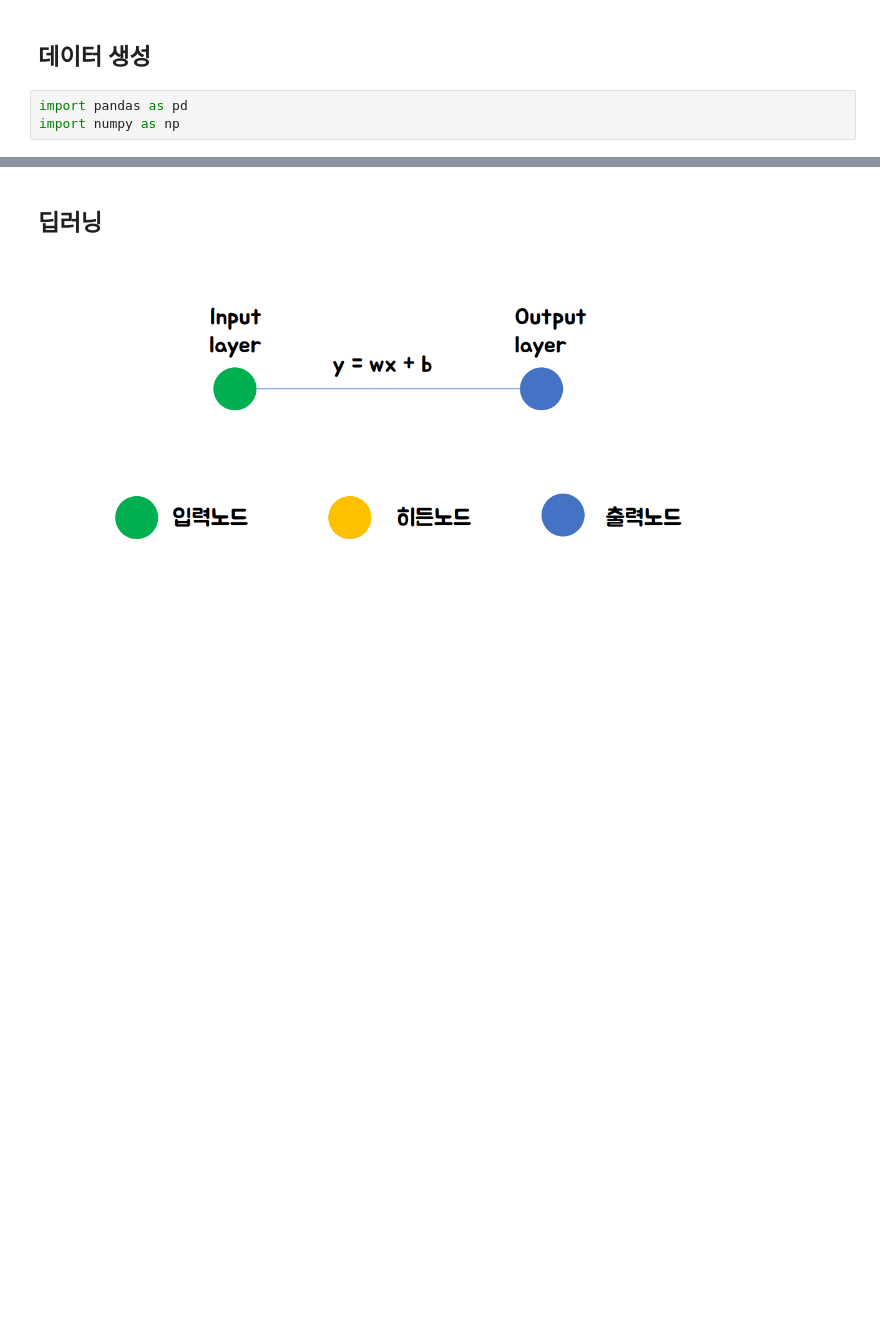
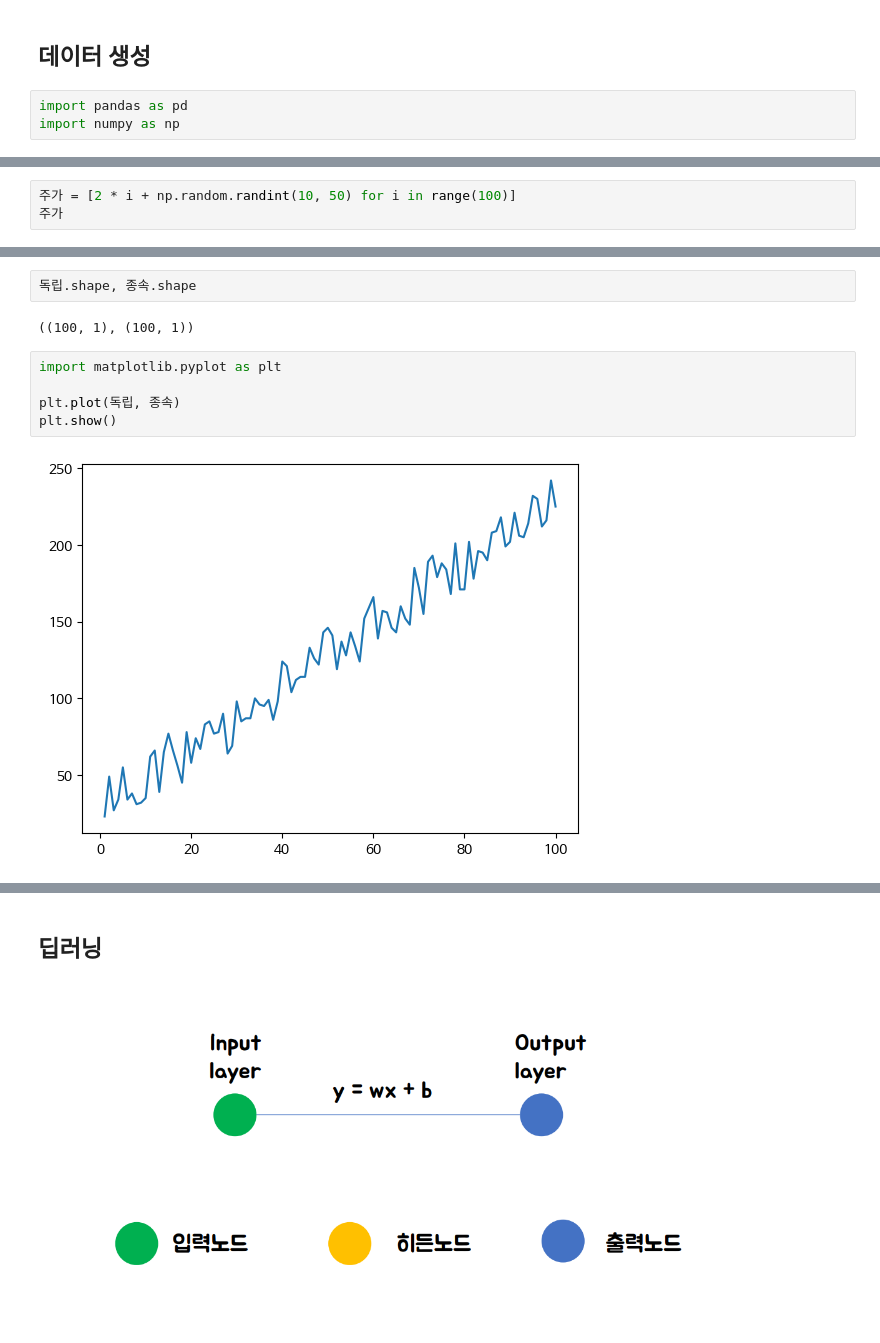
Before and after one commit to GH-57/python_example, a Jupyter notebook: 6월/250604/250603_초급자를_위한_손에_잡히는_딥러닝(학생용).ipynb, the cells around one changed output, grey strips where cells are left out. Drawn from its saved outputs; the diff is of its cells as text; blank space fills up the shorter version.

```diff
--- a/6월/250604/초급자를_위한_손에_잡히는_딥러닝(학생용).ipynb
+++ b/6월/250604/250603_초급자를_위한_손에_잡히는_딥러닝(학생용).ipynb
@@ -67,0 +163,3 @@ import numpy as np
+# %%
+주가 = [2 * i + np.random.randint(10, 50) for i in range(100)]
+주가
@@ -67,0 +202,11 @@ import numpy as np
+# %%
+독립.shape, 종속.shape
+# %% [output]
+((100, 1), (100, 1))
+# %%
+import matplotlib.pyplot as plt
+
+plt.plot(독립, 종속)
+plt.show()
+# %% [output]
+[figure, added]
```
Also changed, not shown: parts of 44 cells of this notebook.
